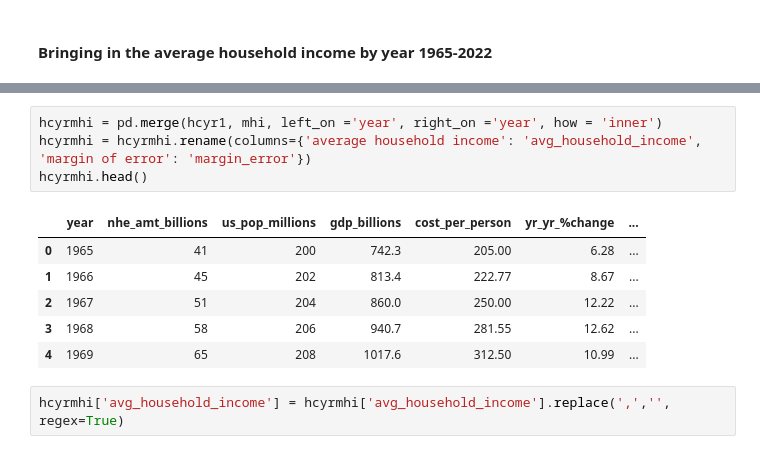
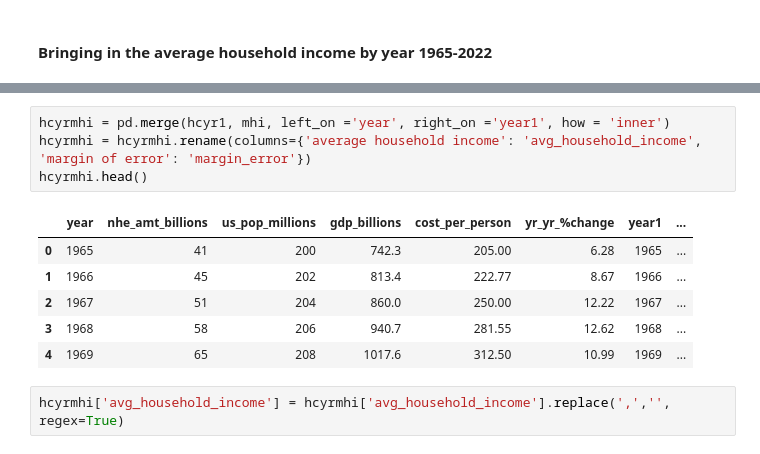
Before and after one commit to AndrewR321/Capstone, a Jupyter notebook: notebooks/Healthcare capstone 1960-2022.ipynb, the cells around one changed output, grey strips where cells are left out. Cells and saved outputs as stored; diff of their text form.

```diff
--- a/notebooks/Healthcare capstone 1960-2022.ipynb
+++ b/notebooks/Healthcare capstone 1960-2022.ipynb
@@ -217,14 +217,14 @@ mhi.head()
 # %%
-hcyrmhi = pd.merge(hcyr1, mhi, left_on ='year', right_on ='year', how = 'inner')
+hcyrmhi = pd.merge(hcyr1, mhi, left_on ='year', right_on ='year1', how = 'inner')
 hcyrmhi = hcyrmhi.rename(columns={'average household income': 'avg_household_income', 'margin of error': 'margin_error'})
 hcyrmhi.head()
 # %% [output]
-|  | year | nhe_amt_billions | us_pop_millions | gdp_billions | cost_per_person | yr_yr_%change | ... |
-| 0 | 1965 | 41 | 200 | 742.3 | 205.00 | 6.28 | ... |
-| 1 | 1966 | 45 | 202 | 813.4 | 222.77 | 8.67 | ... |
-| 2 | 1967 | 51 | 204 | 860.0 | 250.00 | 12.22 | ... |
-| 3 | 1968 | 58 | 206 | 940.7 | 281.55 | 12.62 | ... |
-| 4 | 1969 | 65 | 208 | 1017.6 | 312.50 | 10.99 | ... |
+|  | year | nhe_amt_billions | us_pop_millions | gdp_billions | cost_per_person | yr_yr_%change | year1 | ... |
+| 0 | 1965 | 41 | 200 | 742.3 | 205.00 | 6.28 | 1965 | ... |
+| 1 | 1966 | 45 | 202 | 813.4 | 222.77 | 8.67 | 1966 | ... |
+| 2 | 1967 | 51 | 204 | 860.0 | 250.00 | 12.22 | 1967 | ... |
+| 3 | 1968 | 58 | 206 | 940.7 | 281.55 | 12.62 | 1968 | ... |
+| 4 | 1969 | 65 | 208 | 1017.6 | 312.50 | 10.99 | 1969 | ... |
 # %%
 hcyrmhi['avg_household_income'] = hcyrmhi['avg_household_income'].replace(',','', regex=True)
 # %%
```
Also changed, not shown: parts of 14 cells of this notebook, 2 other files.
